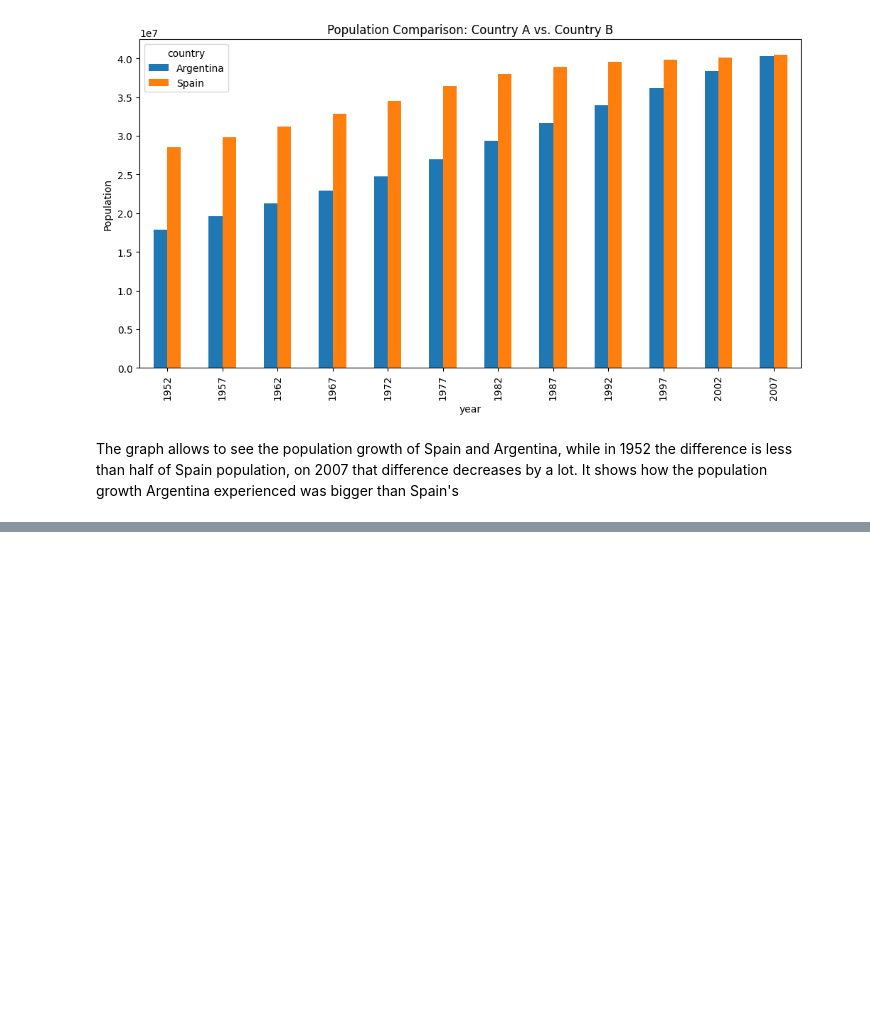
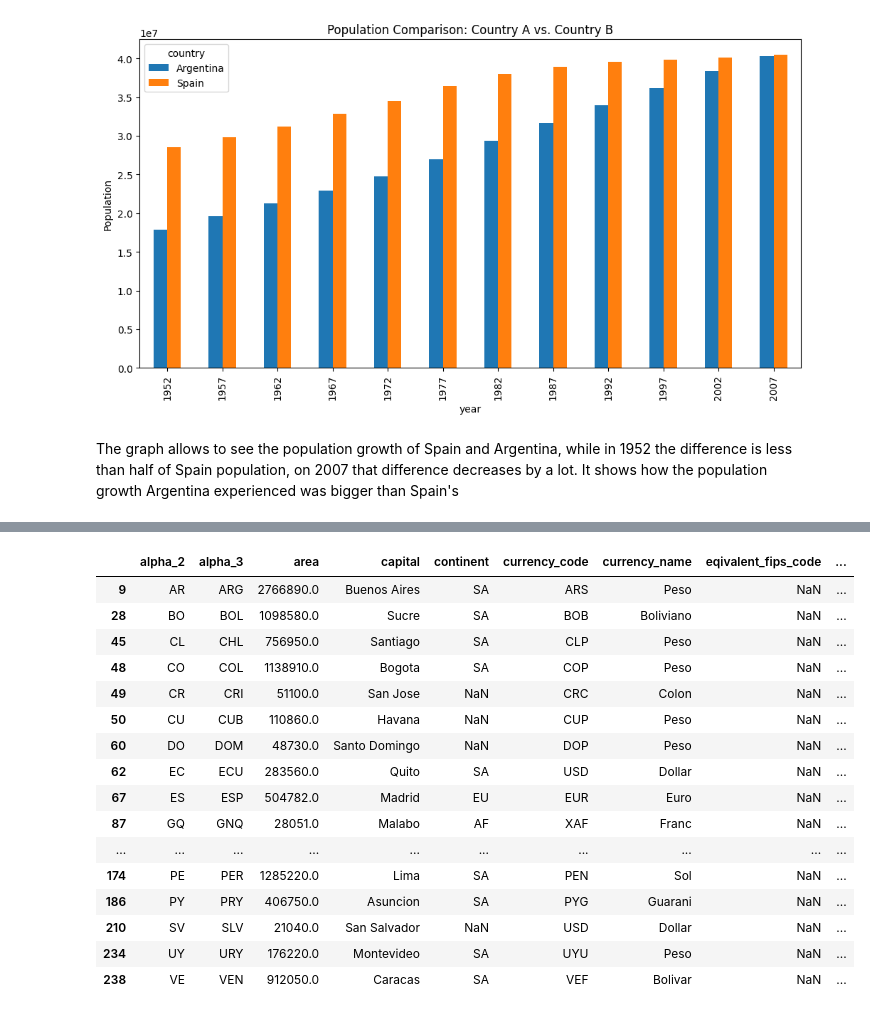
Before and after one commit to Julian-L-Avila/Data-Mining-2024-3, a Jupyter notebook: EDA/eda.sync.ipynb, the cells around one changed output, grey strips where cells are left out. Saved outputs shown, nothing was run; the diff lists cells and outputs as text; code cells hidden in the pictures; blank space fills up the shorter version.

```diff
--- a/EDA/eda.sync.ipynb
+++ b/EDA/eda.sync.ipynb
@@ -201,6 +201,6 @@ while in 1952 the difference is less than half of Spain population, on 2007
 that difference decreases by a lot.
 It shows how the population growth Argentina experienced was bigger than Spain's
 # %%
-df_es = df[df["language"].notnull() & df["language"].str.startswith("es")]
+df_es = df[df["languages"].notnull() & df["languages"].str.startswith("es")]
 df_es.info()
 # %% [output]
@@ -207,0 +224,20 @@ KeyError: 'language'
+# %%
+df_es.head(20)
+# %% [output]
+|  | alpha_2 | alpha_3 | area | capital | continent | currency_code | currency_name | eqivalent_fips_code | ... |
+| 9 | AR | ARG | 2766890.0 | Buenos Aires | SA | ARS | Peso | NaN | ... |
+| 28 | BO | BOL | 1098580.0 | Sucre | SA | BOB | Boliviano | NaN | ... |
+| 45 | CL | CHL | 756950.0 | Santiago | SA | CLP | Peso | NaN | ... |
+| 48 | CO | COL | 1138910.0 | Bogota | SA | COP | Peso | NaN | ... |
+| 49 | CR | CRI | 51100.0 | San Jose | NaN | CRC | Colon | NaN | ... |
+| 50 | CU | CUB | 110860.0 | Havana | NaN | CUP | Peso | NaN | ... |
+| 60 | DO | DOM | 48730.0 | Santo Domingo | NaN | DOP | Peso | NaN | ... |
+| 62 | EC | ECU | 283560.0 | Quito | SA | USD | Dollar | NaN | ... |
+| 67 | ES | ESP | 504782.0 | Madrid | EU | EUR | Euro | NaN | ... |
+| 87 | GQ | GNQ | 28051.0 | Malabo | AF | XAF | Franc | NaN | ... |
+| ... | ... | ... | ... | ... | ... | ... | ... | ... | ... |
+| 174 | PE | PER | 1285220.0 | Lima | SA | PEN | Sol | NaN | ... |
+| 186 | PY | PRY | 406750.0 | Asuncion | SA | PYG | Guarani | NaN | ... |
+| 210 | SV | SLV | 21040.0 | San Salvador | NaN | USD | Dollar | NaN | ... |
+| 234 | UY | URY | 176220.0 | Montevideo | SA | UYU | Peso | NaN | ... |
+| 238 | VE | VEN | 912050.0 | Caracas | SA | VEF | Bolivar | NaN | ... |
```
Also changed, not shown: parts of 1 cell of this notebook, 1 other file.
